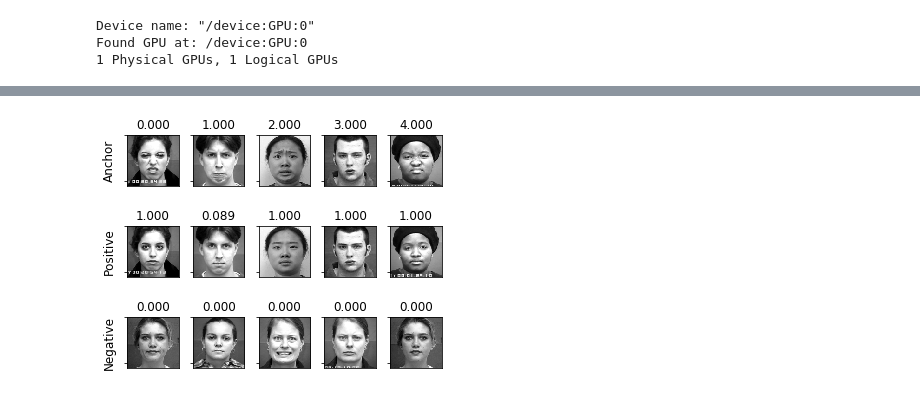
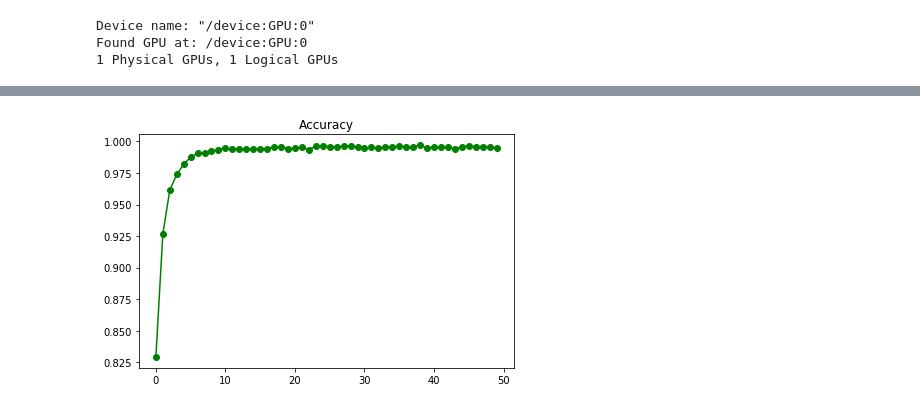
Before and after one commit to willtc111/StoicNet, a Jupyter notebook: IdentityTrainer.ipynb, the cells around one changed output, grey strips where cells are left out. Drawn from its saved outputs; the diff is of its cells as text; code cells hidden in the pictures.

```diff
--- a/IdentityTrainer.ipynb
+++ b/IdentityTrainer.ipynb
@@ -237,0 +311,17 @@ def compute_loss(rec, x_neutral, x_express, x_other):
+# %%
+failures = {
+    'imageExpressive': tf.convert_to_tensor(np.array([]).reshape(0,112,112,1), tf.float32),
+    'imageNeutral': tf.convert_to_tensor(np.array([]).reshape(0,112,112,1), tf.float32),
+    'imageOther': tf.convert_to_tensor(np.array([]).reshape(0,112,112,1), tf.float32)
+}
+total_correct = total_samples = 0
+for image_features in parsed_test:
+    a, t, fs = compute_accuracy_keep_fails(recognizer, image_features)
+    failures = update_fails(failures, fs)
+    total_correct += a
+    total_samples += t
+acc = total_correct / total_samples
+mistakes = total_samples - total_correct
+print('Accuracy {0} ({1} mistakes)'.format(
+    acc, mistakes))
+display_ratings(failures)
@@ -238,12 +331,20 @@ def compute_loss(rec, x_neutral, x_express, x_other):
 # %%
 epochs = 50
 
-ls = []
+losses = []
+accurs = []
 start_time = end_time = 0
+
 for epoch in range(0, epochs):
     # Train
+    print("\nTraining", end="")
     start_time = time.time()
     batchCounter = 0
+    failures = {
+        'imageExpressive': tf.convert_to_tensor(np.array([]).reshape(0,112,112,1), tf.float32),
+        'imageNeutral': tf.convert_to_tensor(np.array([]).reshape(0,112,112,1), tf.float32),
+        'imageOther': tf.convert_to_tensor(np.array([]).reshape(0,112,112,1), tf.float32)
+    }
     for image_features in parsed_train:
         neutral_raw = image_features['imageNeutral']
         assert not np.any(np.isnan(neutral_raw))
@@ -258,26 +359,73 @@ for epoch in range(0, epochs):
         gradients = tape.gradient(loss, recognizer.trainable_variables)
         optimizer.apply_gradients(zip(gradients, recognizer.trainable_variables))
 
+        a, t, fs = compute_accuracy_keep_fails(recognizer, image_features)
+        failures = update_fails(failures, fs)
+
         batchCounter += 1
         if batchCounter % 10 == 0:
             print(".", end="")
+
+
+    # Do a failure bonus round
+    if a == t:
+        print("\nPerfect Training Accuracy")
+    else:
+        print("\nTraining for {0} worst samples".format(failures['imageNeutral'].shape[0]), end="")
+        fails_dataset = tf.data.Dataset.from_tensor_slices(failures).shuffle(BUFFER_SIZE).batch(BATCH_SIZE)
+        batchCounter = 0
+        for image_features in fails_dataset:
+            with tf.GradientTape() as tape:
+                loss = compute_loss(recognizer,
+                                    image_features['imageNeutral'],
+                                    image_features['imageExpressive'],
+                                    image_features['imageOther'])
+            gradients = tape.gradient(loss, recognizer.trainable_variables)
+            optimizer.apply_gradients(zip(gradients, recognizer.trainable_variables))
+            batchCounter += 1
+            if batchCounter % 10 == 0:
+                print(".", end="")
     end_time = time.time()
 
+
     # Test
-    print("\nTesting...")
+    print("\nTesting", end="")
     loss_mean = tf.keras.metrics.Mean()
+    total_correct = total_samples = 0
+    failures = {
+        'imageExpressive': tf.convert_to_tensor(np.array([]).reshape(0,112,112,1), tf.float32),
+        'imageNeutral': tf.convert_to_tensor(np.array([]).reshape(0,112,112,1), tf.float32),
+        'imageOther': tf.convert_to_tensor(np.array([]).reshape(0,112,112,1), tf.float32)
+    }
     for image_features in parsed_test:
         l = compute_loss(recognizer,
                          image_features['imageNeutral'],
                          image_features['imageExpressive'],
                          image_features['imageOther'])
         loss_mean(l)
+        a, t, fs = compute_accuracy_keep_fails(recognizer, image_features)
+        failures = update_fails(failures, fs)
+        total_correct += a
+        total_samples += t
+        batchCounter += 1
+        if batchCounter % 10 == 0:
+            print(".", end="")
+    acc = total_correct / total_samples
+    mistakes = total_samples - total_correct
     l = loss_mean.result()
-    ls = ls + [l]
+    losses = losses + [l]
+    accurs = accurs + [acc]
+
 
     display.clear_output(wait=False)
-    print('Epoch {0}, Test set loss {1}, time elapsed for current epoch {2:.1f}'.format(
-        epoch, l, end_time - start_time))
-    plot_loss(ls)
-    display_ratings(parsed_test.take(1))
+    print('Epoch {0}, Loss {1}, Accuracy {2} ({3} mistakes), time elapsed {4:.1f}'.format(
+        epoch, losses[-1], accurs[-1], mistakes, end_time - start_time))
+    plot_loss(losses)
+    plot_accuracy(accurs)
+    display_ratings(failures)
+    #display_ratings(parsed_test.take(1))
+
+    if acc >= 1.0:
+        print("DONE TRAINING")
+        break
 # %% [output]
@@ -286 +434 @@ Epoch 22, Test set loss 0.03959033638238907, time elapsed for current epoch 39.3
-[figure, old version]
+[figure, new version]
```
Also changed, not shown: parts of 10 cells of this notebook.
